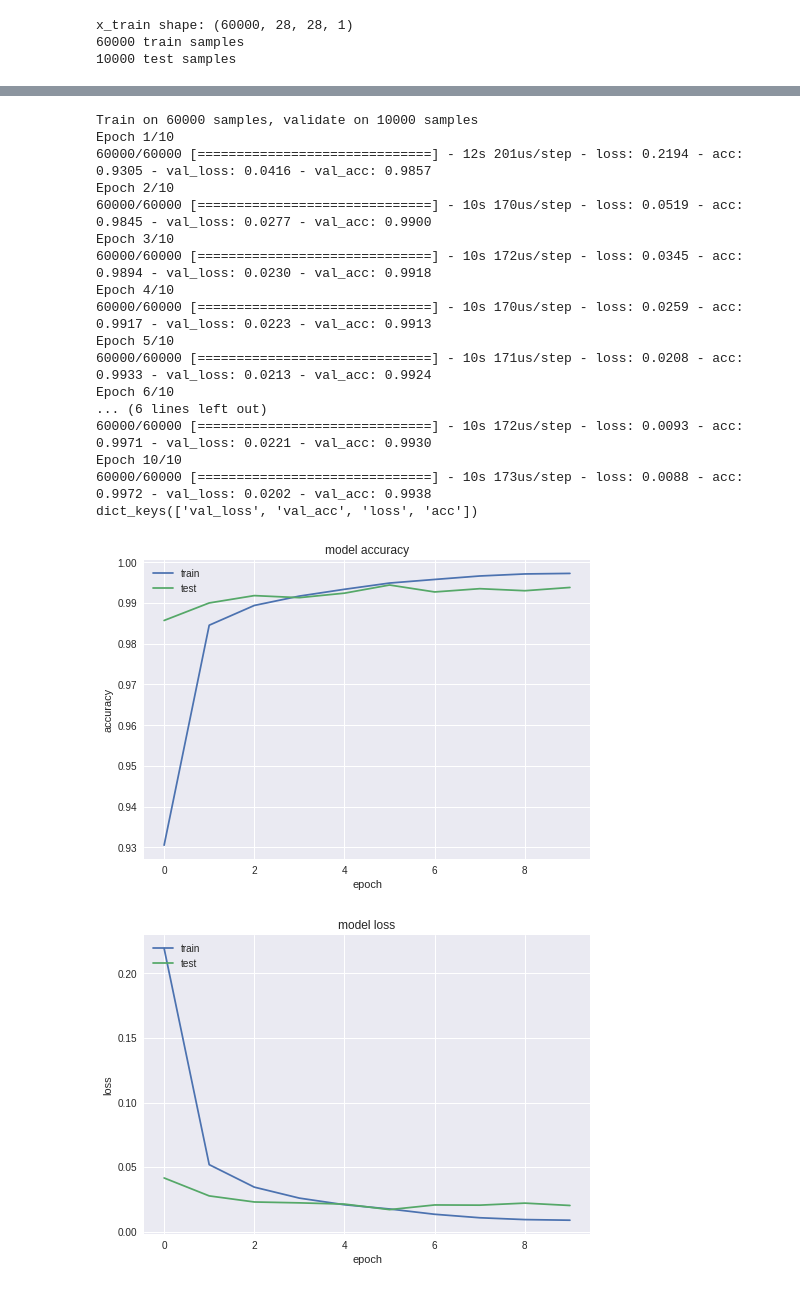
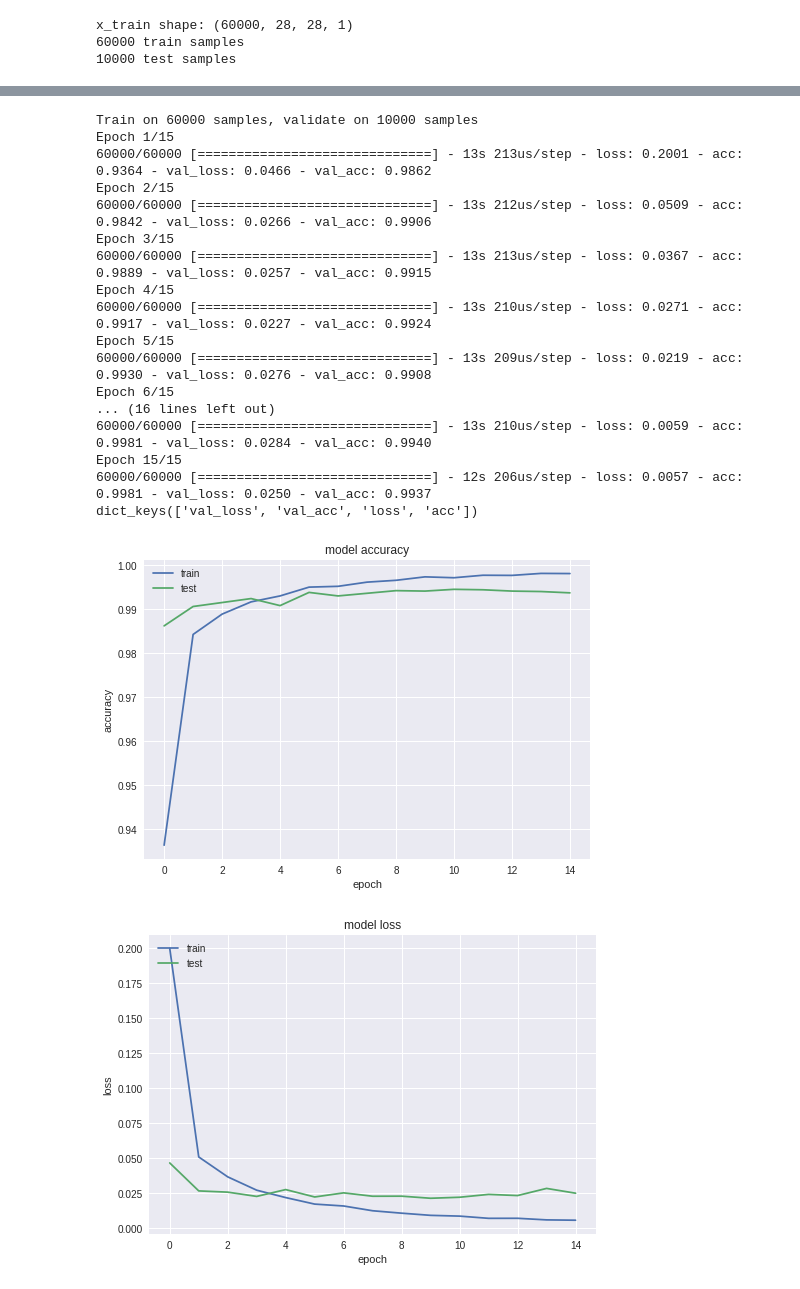
Before and after one commit to ArhumAlI/Deep-Learning, a Jupyter notebook: Project2_Mnist.ipynb, the cells around one changed output, grey strips where cells are left out. Drawn from its saved outputs; the diff is of its cells as text; code cells hidden in the pictures.

```diff
--- a/Project2_Mnist.ipynb
+++ b/Project2_Mnist.ipynb
@@ -12,12 +20,14 @@ import matplotlib.pyplot as plt
 # %%
 batch_size = 128
 num_classes = 10
-epochs = 10
+epochs = 15
 
 img_rows, img_cols = 28, 28
 
 
 (x_train, y_train), (x_test, y_test) = mnist.load_data()
+
+tbCallBack = keras.callbacks.TensorBoard(log_dir='./Graph', histogram_freq=2, write_graph=True, write_images=True)
 
 if K.image_data_format() == 'channels_first':
     x_train = x_train.reshape(x_train.shape[0], 1, img_rows, img_cols)
@@ -45,11 +55,9 @@ model.add(Conv2D(32, kernel_size=(3, 3),
                  input_shape=input_shape))
 
 model.add(Conv2D(64, (3, 3), activation='relu'))
-model.add(MaxPooling2D(pool_size=(2, 2)))
 model.add(Conv2D(64, (5, 5), activation='relu'))
 model.add(MaxPooling2D(pool_size=(2, 2)))
-#model.add(MaxPooling2D(pool_size=(2, 2)))
-#model.add(Dropout(0.25))
+model.add(MaxPooling2D(pool_size=(2, 2)))
 model.add(Flatten())
 model.add(Dense(128, activation='relu'))
 model.add(Dropout(0.25))
@@ -65,44 +78,45 @@ x_train shape: (60000, 28, 28, 1)
 # %%
 history = model.fit(x_train, y_train,
           batch_size=batch_size,
           epochs=epochs,
           verbose=1,
-          validation_data=(x_test, y_test))
+          validation_data=(x_test, y_test),
+                   callbacks=[tbCallBack])
 score = model.evaluate(x_test, y_test, verbose=0)
 print(history.history.keys())
 # summarize history for accuracy
 plt.plot(history.history['acc'])
 plt.plot(history.history['val_acc'])
 plt.title('model accuracy')
 plt.ylabel('accuracy')
 plt.xlabel('epoch')
 plt.legend(['train', 'test'], loc='upper left')
 plt.show()
 # summarize history for loss
 plt.plot(history.history['loss'])
 plt.plot(history.history['val_loss'])
 plt.title('model loss')
 plt.ylabel('loss')
 plt.xlabel('epoch')
 plt.legend(['train', 'test'], loc='upper left')
 plt.show()
 # %% [output]
 Train on 60000 samples, validate on 10000 samples
-Epoch 1/10
-60000/60000 [==============================] - 12s 201us/step - loss: 0.2194 - acc: 0.9305 - val_loss: 0.0416 - val_acc: 0.9857
-Epoch 2/10
-60000/60000 [==============================] - 10s 170us/step - loss: 0.0519 - acc: 0.9845 - val_loss: 0.0277 - val_acc: 0.9900
-Epoch 3/10
-60000/60000 [==============================] - 10s 172us/step - loss: 0.0345 - acc: 0.9894 - val_loss: 0.0230 - val_acc: 0.9918
-Epoch 4/10
-60000/60000 [==============================] - 10s 170us/step - loss: 0.0259 - acc: 0.9917 - val_loss: 0.0223 - val_acc: 0.9913
-Epoch 5/10
-60000/60000 [==============================] - 10s 171us/step - loss: 0.0208 - acc: 0.9933 - val_loss: 0.0213 - val_acc: 0.9924
-Epoch 6/10
-... (6 lines left out)
-60000/60000 [==============================] - 10s 172us/step - loss: 0.0093 - acc: 0.9971 - val_loss: 0.0221 - val_acc: 0.9930
-Epoch 10/10
-60000/60000 [==============================] - 10s 173us/step - loss: 0.0088 - acc: 0.9972 - val_loss: 0.0202 - val_acc: 0.9938
+Epoch 1/15
+60000/60000 [==============================] - 13s 213us/step - loss: 0.2001 - acc: 0.9364 - val_loss: 0.0466 - val_acc: 0.9862
+Epoch 2/15
+60000/60000 [==============================] - 13s 212us/step - loss: 0.0509 - acc: 0.9842 - val_loss: 0.0266 - val_acc: 0.9906
+Epoch 3/15
+60000/60000 [==============================] - 13s 213us/step - loss: 0.0367 - acc: 0.9889 - val_loss: 0.0257 - val_acc: 0.9915
+Epoch 4/15
+60000/60000 [==============================] - 13s 210us/step - loss: 0.0271 - acc: 0.9917 - val_loss: 0.0227 - val_acc: 0.9924
+Epoch 5/15
+60000/60000 [==============================] - 13s 209us/step - loss: 0.0219 - acc: 0.9930 - val_loss: 0.0276 - val_acc: 0.9908
+Epoch 6/15
+... (16 lines left out)
+60000/60000 [==============================] - 13s 210us/step - loss: 0.0059 - acc: 0.9981 - val_loss: 0.0284 - val_acc: 0.9940
+Epoch 15/15
+60000/60000 [==============================] - 12s 206us/step - loss: 0.0057 - acc: 0.9981 - val_loss: 0.0250 - val_acc: 0.9937
 dict_keys(['val_loss', 'val_acc', 'loss', 'acc'])
-[figure, old version]
+[figure, new version]
-[figure, old version]
+[figure, new version]
```
Also changed, not shown: parts of 4 cells of this notebook.
